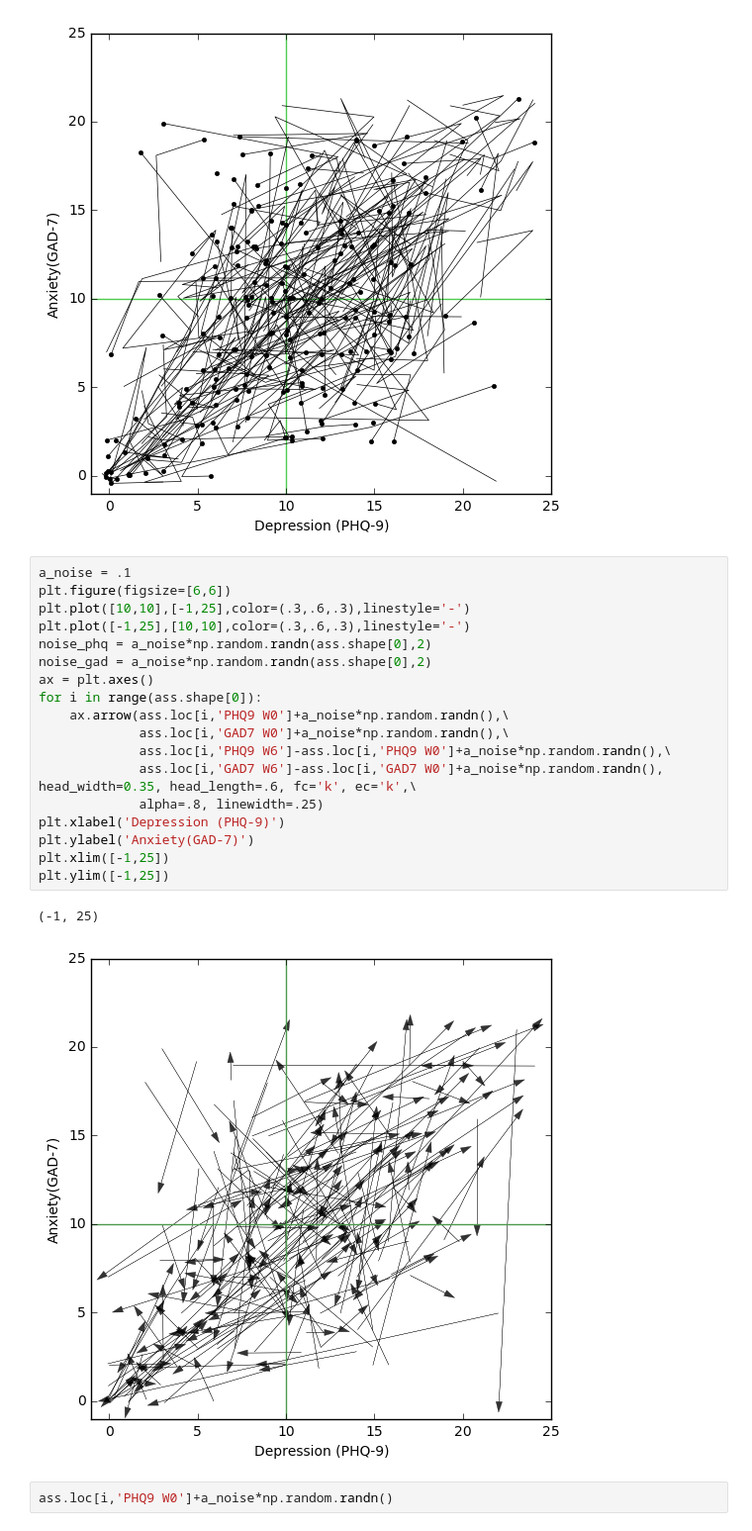
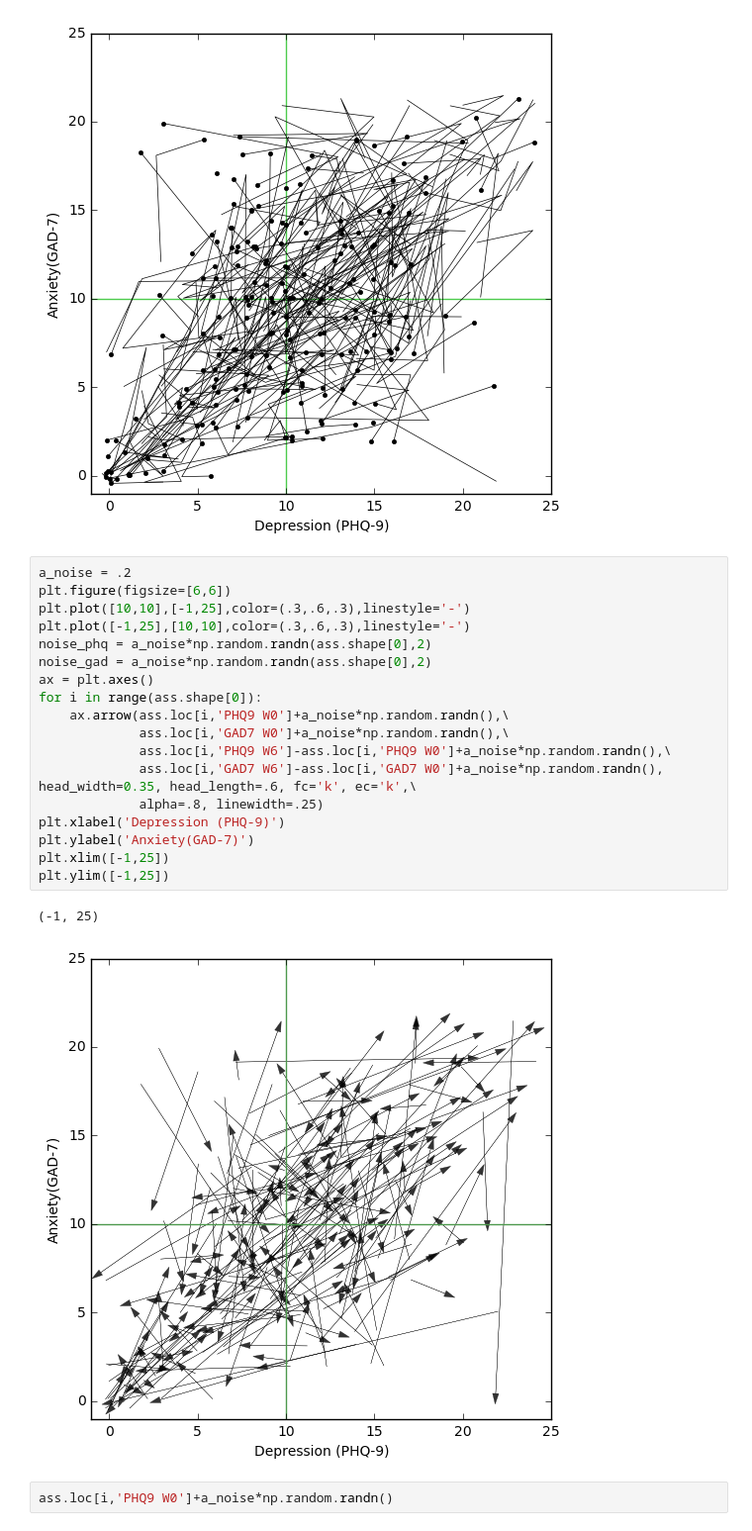
Before and after one commit to sosata/CS120DataAnalysis, a Jupyter notebook: Assessment/show_depression_vs_anxiety.ipynb, the cells around one changed output. Shown at 99% size. Saved outputs shown, nothing was run; the diff lists cells and outputs as text.

```diff
--- a/Assessment/show_depression_vs_anxiety.ipynb
+++ b/Assessment/show_depression_vs_anxiety.ipynb
@@ -74,26 +74,26 @@ plt.ylim([-1,25])
 (-1, 25)
 [figure]
 # %%
-a_noise = .1
+a_noise = .2
 plt.figure(figsize=[6,6])
 plt.plot([10,10],[-1,25],color=(.3,.6,.3),linestyle='-')
 plt.plot([-1,25],[10,10],color=(.3,.6,.3),linestyle='-')
 noise_phq = a_noise*np.random.randn(ass.shape[0],2)
 noise_gad = a_noise*np.random.randn(ass.shape[0],2)
 ax = plt.axes()
 for i in range(ass.shape[0]):
     ax.arrow(ass.loc[i,'PHQ9 W0']+a_noise*np.random.randn(),\
              ass.loc[i,'GAD7 W0']+a_noise*np.random.randn(),\
              ass.loc[i,'PHQ9 W6']-ass.loc[i,'PHQ9 W0']+a_noise*np.random.randn(),\
              ass.loc[i,'GAD7 W6']-ass.loc[i,'GAD7 W0']+a_noise*np.random.randn(), head_width=0.35, head_length=.6, fc='k', ec='k',\
              alpha=.8, linewidth=.25)
 plt.xlabel('Depression (PHQ-9)')
 plt.ylabel('Anxiety(GAD-7)')
 plt.xlim([-1,25])
 plt.ylim([-1,25])
 # %% [output]
 (-1, 25)
-[figure, old version]
+[figure, new version]
 # %%
 ass.loc[i,'PHQ9 W0']+a_noise*np.random.randn()
 # %% [output]
```
Also changed, not shown: 3 other files.
